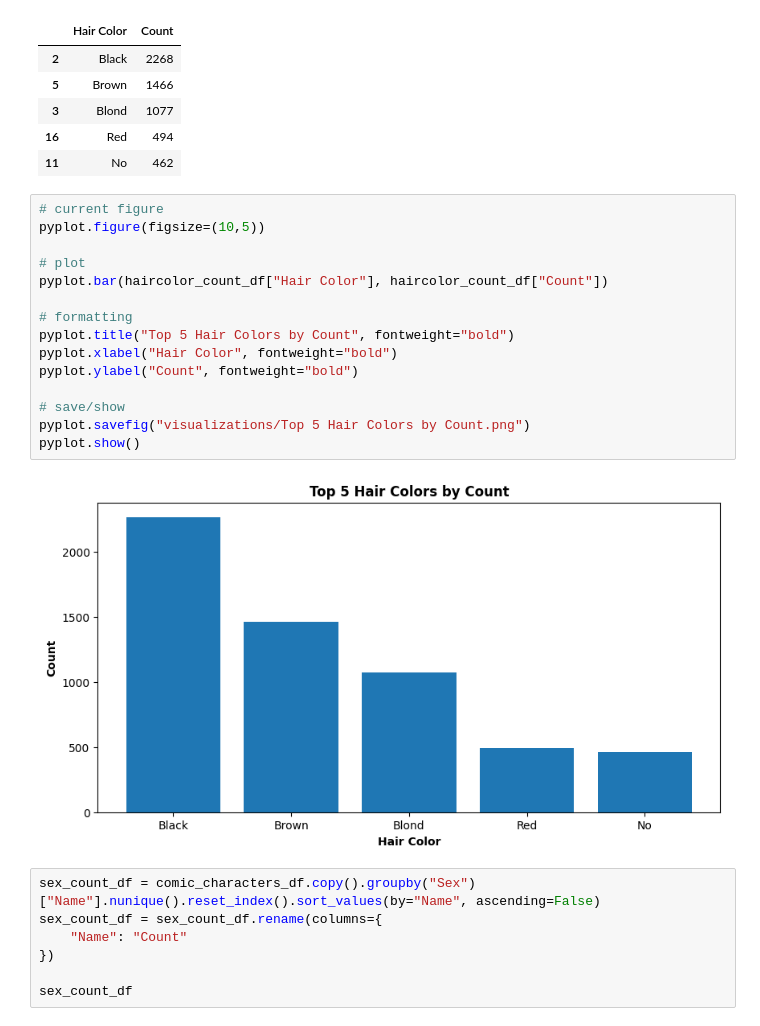
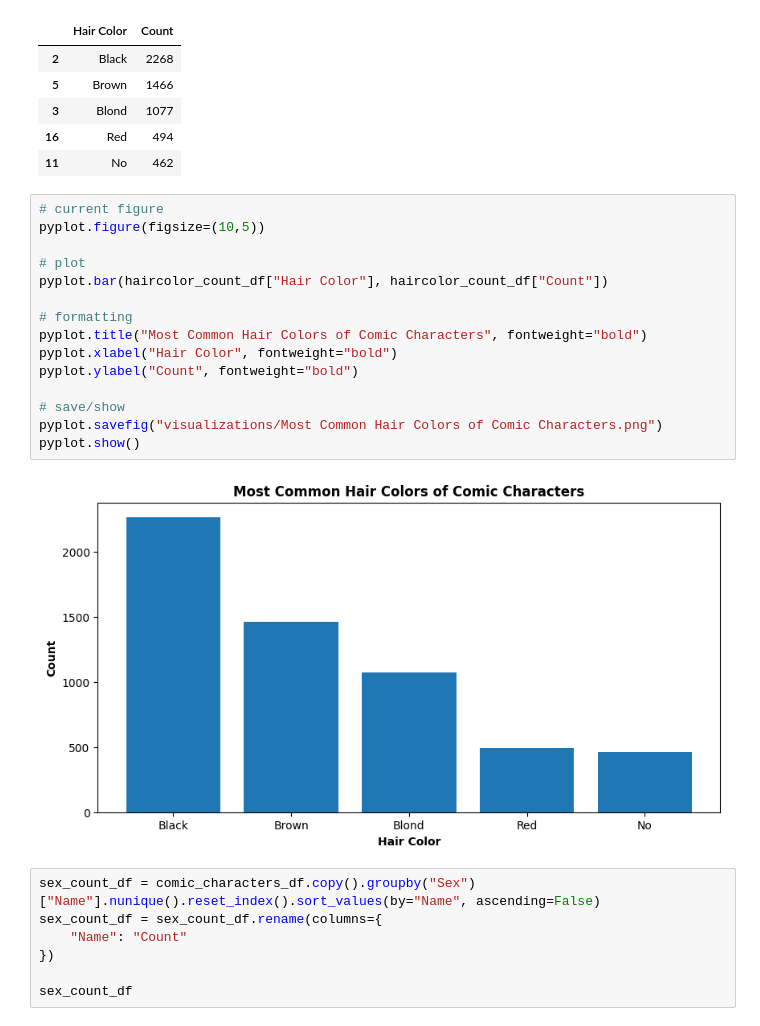
Before and after one commit to tylerguyler9/comic-characters-dataset, a Jupyter notebook: src/research.ipynb, the cells around one changed output. Cells and saved outputs as stored; diff of their text form.

```diff
--- a/src/research.ipynb
+++ b/src/research.ipynb
@@ -95,20 +95,20 @@ haircolor_count_df
 # %%
 # current figure
 pyplot.figure(figsize=(10,5))
 
 # plot
 pyplot.bar(haircolor_count_df["Hair Color"], haircolor_count_df["Count"])
 
 # formatting
-pyplot.title("Top 5 Hair Colors by Count", fontweight="bold")
+pyplot.title("Most Common Hair Colors of Comic Characters", fontweight="bold")
 pyplot.xlabel("Hair Color", fontweight="bold")
 pyplot.ylabel("Count", fontweight="bold")
 
 # save/show
-pyplot.savefig("visualizations/Top 5 Hair Colors by Count.png")
+pyplot.savefig("visualizations/Most Common Hair Colors of Comic Characters.png")
 pyplot.show()
 # %% [output]
-[figure, old version]
+[figure, new version]
 # %%
 sex_count_df = comic_characters_df.copy().groupby("Sex")["Name"].nunique().reset_index().sort_values(by="Name", ascending=False)
 sex_count_df = sex_count_df.rename(columns={
```
Also changed, not shown: parts of 3 cells of this notebook, 8 other files.
